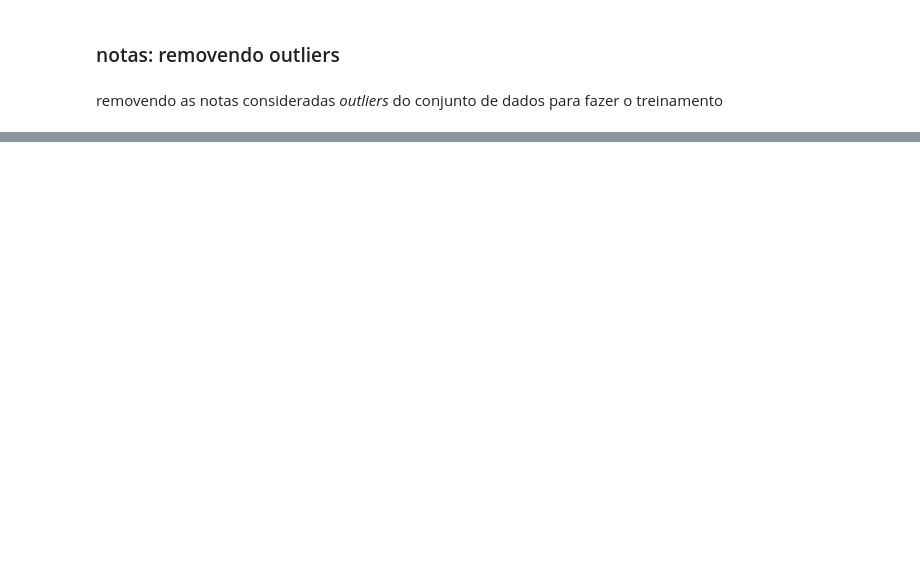
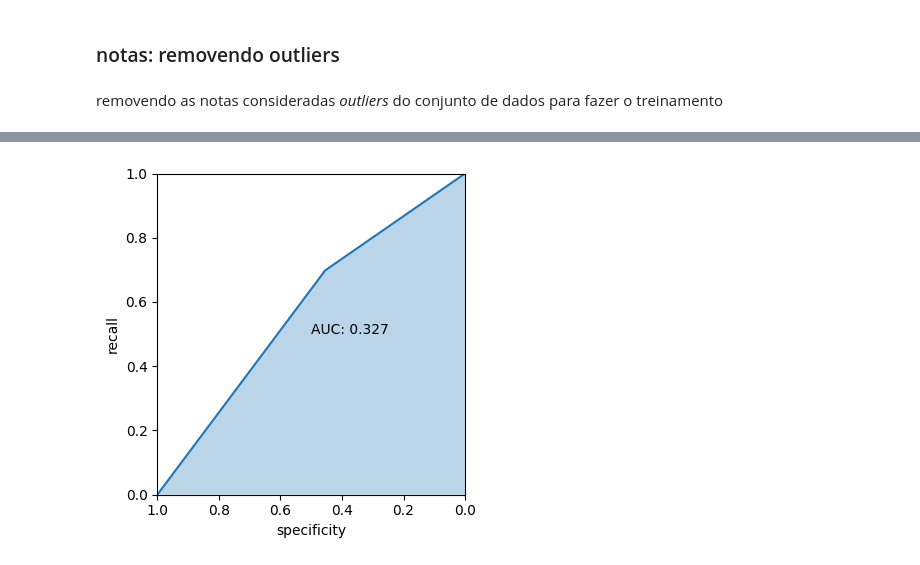
Before and after one commit to ChRxT09/projeto_integrador_3, a Jupyter notebook: notebooks/ml_model.ipynb, the cells around one changed output, grey strips where cells are left out. Saved outputs shown, nothing was run; the diff lists cells and outputs as text; code cells hidden in the pictures; blank space fills up the shorter version.

Commit message:
feat: training and validating models

```diff
--- a/notebooks/ml_model.ipynb
+++ b/notebooks/ml_model.ipynb
@@ -195,0 +196,14 @@ ufs_ordenados
+# %%
+X_train, X_val_test, y_train, y_val_test = \
+train_test_split(
+    df_filtrado[ml_params].drop(output_desejado, axis=1),
+    df_filtrado[output_desejado],
+    test_size=0.1,
+    random_state=42
+)
+
+X_test, X_val, y_test, y_val = \
+    train_test_split(X_val_test, y_val_test, test_size=0.5, random_state=42)
+# %%
+n_bayes = MultinomialNB() #.fit(X_train, y_train)
+decision_tree = DecisionTreeClassifier(random_state=0, criterion='log_loss', max_depth=4) # .fit(X_train, y_train)
@@ -195,0 +228,8 @@ ufs_ordenados
+# %%
+n_bayes.fit(X_train, y_train)
+decision_tree.fit(X_train, y_train)
+
+y_pred_test_nb = n_bayes.predict(X_test)
+y_pred_test_dt = decision_tree.predict(X_test)
+y_pred_val_nb = n_bayes.predict(X_val)
+y_pred_val_dt = decision_tree.predict(X_val)
@@ -195,0 +264,17 @@ ufs_ordenados
+# %%
+fpr, tpr, thresholds = roc_curve(y_test, n_bayes.predict_proba(X_test)[:, 0], pos_label=0)
+roc_df = pd.DataFrame({'recall': tpr, 'specificity': 1 - fpr})
+
+ax = roc_df.plot(x='specificity', y='recall', figsize=(4, 4), legend=False)
+ax.set_ylim(0, 1)
+ax.set_xlim(1, 0)
+ax.set_xlabel('specificity')
+ax.set_ylabel('recall')
+ax.text(0.5, 0.5, f'AUC: {np.sum(roc_df.recall[:-1] * np.diff(1 - roc_df.specificity)):.3f}')
+ax.fill_between(roc_df.specificity, 0, roc_df.recall, alpha=0.3)
+
+
+plt.tight_layout()
+plt.show()
+# %% [output]
+[figure, added]
```
Also changed, not shown: parts of 32 cells of this notebook.
